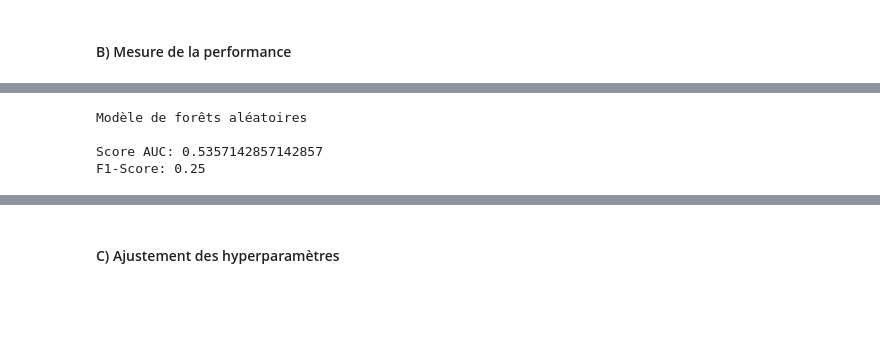
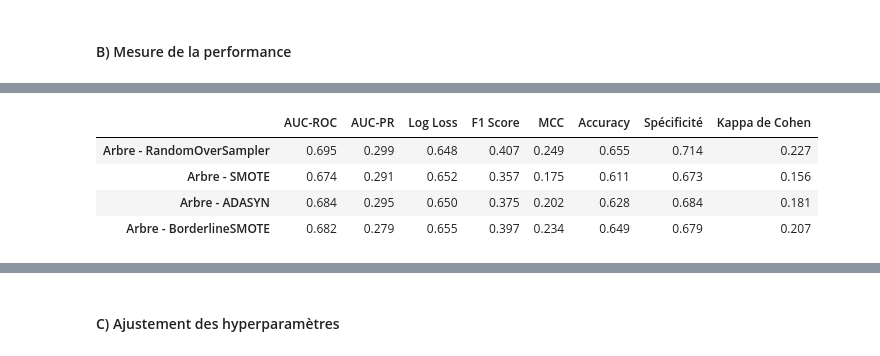
Before and after one commit to marieguib/202409-Precarite-energetique, a Jupyter notebook: 2Modelisation_precarite_energetique.ipynb, the cells around one changed output, grey strips where cells are left out. Cells and saved outputs as stored; diff of their text form; code cells hidden in the pictures; blank space fills up the shorter version.

```diff
--- a/2Modelisation_precarite_energetique.ipynb
+++ b/2Modelisation_precarite_energetique.ipynb
@@ -580,11 +610,0 @@ F1-Score: 0.25
-# %%
-# Résumé du modèle de forêts aléatoires
-
-print("Modèle de forêts aléatoires \n")
-print("Score AUC:", score_auc_arbre)
-print("F1-Score:", f1_arbre)
-# %% [output]
-Modèle de forêts aléatoires
-
-Score AUC: 0.5357142857142857
-F1-Score: 0.25
@@ -590,0 +639,46 @@ F1-Score: 0.25
+# %%
+auc_roc_arbre_adasyn = roc_auc_score(y_test, y_proba_arbre_adasyn)
+auc_pr_arbre_adasyn = average_precision_score(y_test, y_proba_arbre_adasyn)
+log_loss_value_arbre_adasyn = log_loss(y_test, y_proba_arbre_adasyn)
+precision_arbre_adasyn = precision_score(y_test, y_pred_arbre_adasyn)
+recall_arbre_adasyn = recall_score(y_test, y_pred_arbre_adasyn)
+f1_arbre_adasyn = f1_score(y_test, y_pred_arbre_adasyn)
+mcc_arbre_adasyn = matthews_corrcoef(y_test, y_pred_arbre_adasyn)
+balanced_acc_arbre_adasyn = balanced_accuracy_score(y_test, y_pred_arbre_adasyn)
+specificity_arbre_adasyn = confusion_matrix(y_test, y_pred_arbre_adasyn)[0, 0] / (confusion_matrix(y_test, y_pred_arbre_adasyn)[0, 0] + confusion_matrix(y_test, y_pred_arbre_adasyn)[0, 1])
+cohen_kappa_arbre_adasyn = cohen_kappa_score(y_test, y_pred_arbre_adasyn)
+# %%
+auc_roc_arbre_bordeline_smote = roc_auc_score(y_test, y_proba_arbre_bordeline_smote)
+auc_pr_arbre_bordeline_smote = average_precision_score(y_test, y_proba_arbre_bordeline_smote)
+log_loss_value_arbre_bordeline_smote = log_loss(y_test, y_proba_arbre_bordeline_smote)
+precision_arbre_bordeline_smote = precision_score(y_test, y_pred_arbre_bordeline_smote)
+recall_arbre_bordeline_smote = recall_score(y_test, y_pred_arbre_bordeline_smote)
+f1_arbre_bordeline_smote = f1_score(y_test, y_pred_arbre_bordeline_smote)
+mcc_arbre_bordeline_smote = matthews_corrcoef(y_test, y_pred_arbre_bordeline_smote)
+balanced_acc_arbre_bordeline_smote = balanced_accuracy_score(y_test, y_pred_arbre_bordeline_smote)
+specificity_arbre_bordeline_smote = confusion_matrix(y_test, y_pred_arbre_bordeline_smote)[0, 0] / (confusion_matrix(y_test, y_pred_arbre_bordeline_smote)[0, 0] + confusion_matrix(y_test, y_pred_arbre_bordeline_smote)[0, 1])
+cohen_kappa_arbre_bordeline_smote = cohen_kappa_score(y_test, y_pred_arbre_bordeline_smote)
+# %%
+# Affichage des résultats
+resultats = pd.DataFrame({
+    "AUC-ROC": [auc_roc_arbre_oversampler, auc_roc_arbre_smote, auc_roc_arbre_adasyn, auc_roc_arbre_bordeline_smote],
+    "AUC-PR": [auc_pr_arbre_oversampler, auc_pr_arbre_smote, auc_pr_arbre_adasyn, auc_pr_arbre_bordeline_smote],
+    "Log Loss": [log_loss_value_arbre_oversampler, log_loss_value_arbre_smote, log_loss_value_arbre_adasyn, log_loss_value_arbre_bordeline_smote],
+    #"Précision": [precision_arbre_oversampler, precision_arbre_smote, precision_arbre_adasyn, precision_arbre_bordeline_smote],
+    #"Rappel": [recall_arbre_oversampler, recall_arbre_smote, recall_arbre_adasyn, recall_arbre_bordeline_smote],
+    "F1 Score": [f1_arbre_oversampler, f1_arbre_smote, f1_arbre_adasyn, f1_arbre_bordeline_smote],
+    "MCC": [mcc_arbre_oversampler, mcc_arbre_smote, mcc_arbre_adasyn, mcc_arbre_bordeline_smote],
+    "Accuracy": [balanced_acc_arbre_oversampler, balanced_acc_arbre_smote, balanced_acc_arbre_adasyn, balanced_acc_arbre_bordeline_smote],
+    "Spécificité": [specificity_arbre_oversampler, specificity_arbre_smote, specificity_arbre_adasyn, specificity_arbre_bordeline_smote],
+    "Kappa de Cohen": [cohen_kappa_arbre_oversampler, cohen_kappa_arbre_smote, cohen_kappa_arbre_adasyn, cohen_kappa_arbre_bordeline_smote]
+}, index=["Arbre - RandomOverSampler", "Arbre - SMOTE", "Arbre - ADASYN", "Arbre - BorderlineSMOTE"])
+
+# Arrondir les résultats à 3 chiffres après la virgule
+resultats = resultats.round(3)
+resultats
+# %% [output]
+|  | AUC-ROC | AUC-PR | Log Loss | F1 Score | MCC | Accuracy | Spécificité | Kappa de Cohen |
+| Arbre - RandomOverSampler | 0.695 | 0.299 | 0.648 | 0.407 | 0.249 | 0.655 | 0.714 | 0.227 |
+| Arbre - SMOTE | 0.674 | 0.291 | 0.652 | 0.357 | 0.175 | 0.611 | 0.673 | 0.156 |
+| Arbre - ADASYN | 0.684 | 0.295 | 0.650 | 0.375 | 0.202 | 0.628 | 0.684 | 0.181 |
+| Arbre - BorderlineSMOTE | 0.682 | 0.279 | 0.655 | 0.397 | 0.234 | 0.649 | 0.679 | 0.207 |
```
Also changed, not shown: parts of 42 cells of this notebook.
